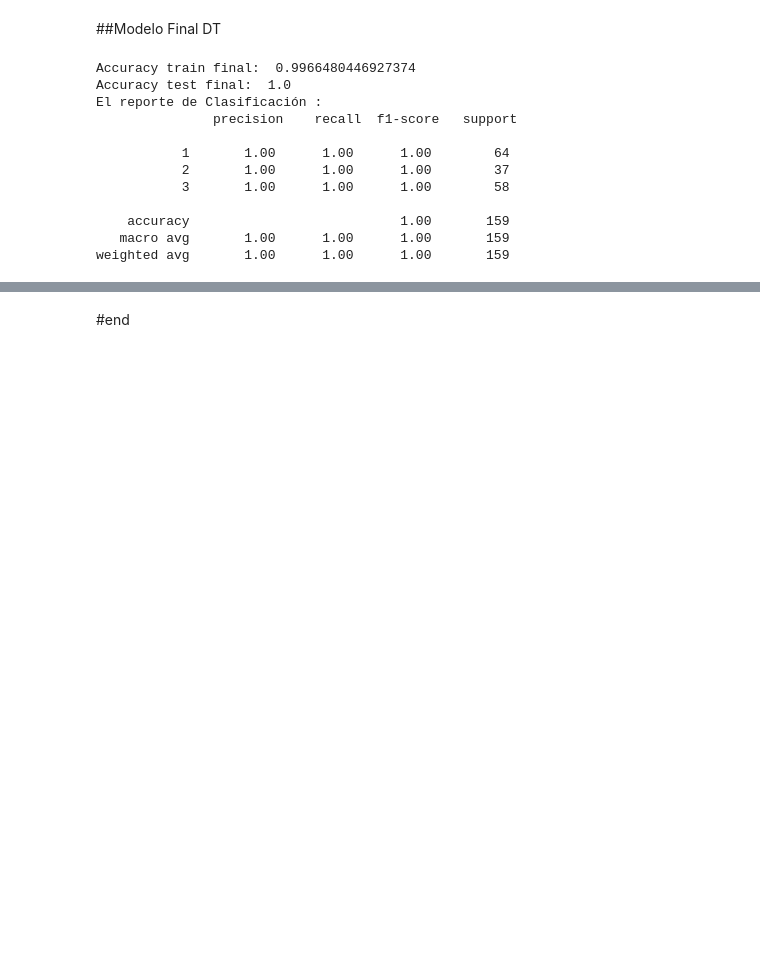
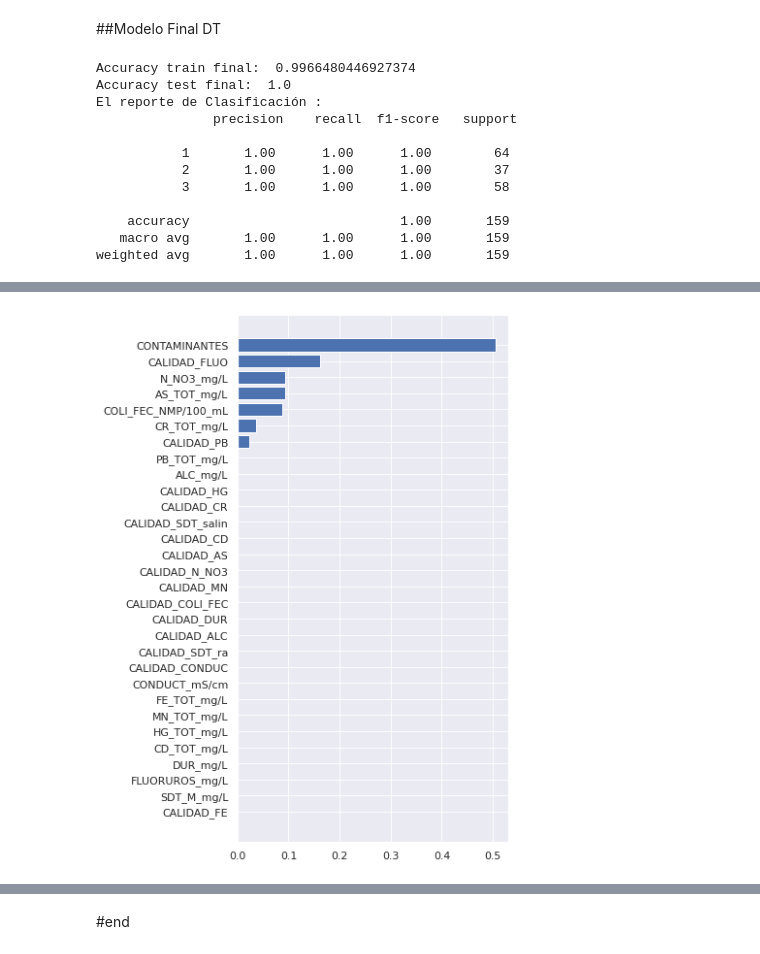
Before and after one commit to PosgradoMNA/actividades-del-projecto-equipo_37, a Jupyter notebook: RETO/Subterraneas_EDA_Entrega_2_DT.ipynb, the cells around one changed output, grey strips where cells are left out. Cells and saved outputs as stored; diff of their text form; code cells hidden in the pictures; blank space fills up the shorter version.

```diff
--- a/RETO/Subterraneas_EDA_Entrega_2_DT.ipynb
+++ b/RETO/Subterraneas_EDA_Entrega_2_DT.ipynb
@@ -731,0 +732,14 @@ plt.show()
+# %%
+df_features = pd.DataFrame(model_final_DT.feature_importances_, index = X_train.columns).sort_values(by=[0], ascending = False)
+df_features = df_features.rename(columns={0: "Feature Importance"})
+
+df_features["Acumulado"] = np.cumsum(df_features["Feature Importance"])
+# %%
+plt.figure(figsize = (5,10))
+
+plt.barh(df_features.index,df_features["Feature Importance"])
+plt.gca().invert_yaxis()
+
+plt.show()
+# %% [output]
+[figure, added]
```
Also changed, not shown: parts of 18 cells of this notebook.
